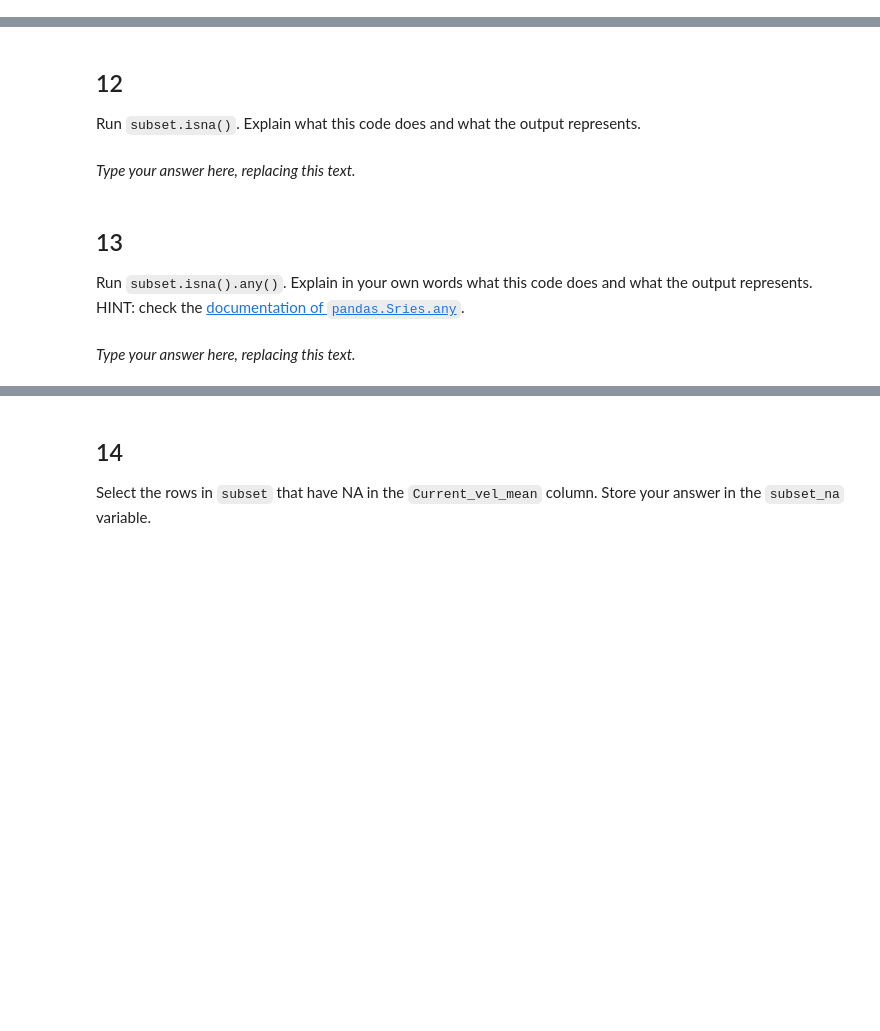
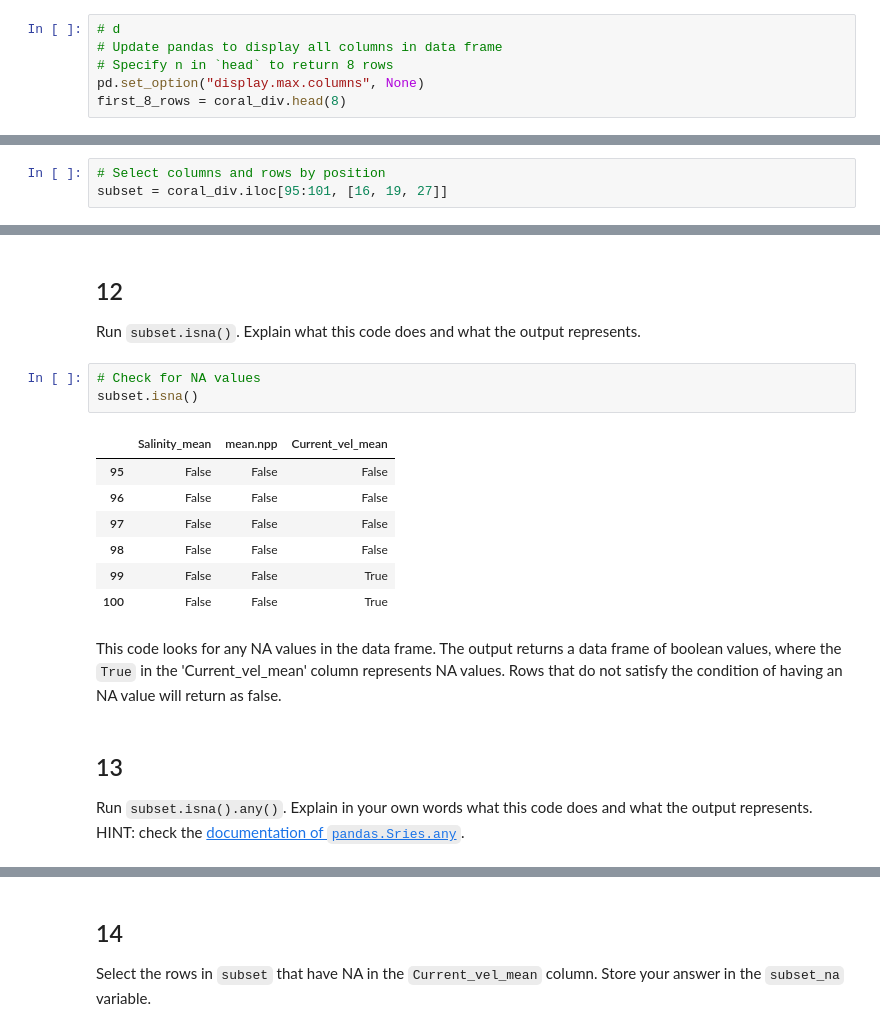
Before and after one commit to mmyiv/eds220-hwk1, a Jupyter notebook: hwk1-task2-corals.ipynb, the cells around one changed output, grey strips where cells are left out. Drawn from its saved outputs; the diff is of its cells as text; blank space fills up the shorter version.

```diff
--- a/hwk1-task2-corals.ipynb
+++ b/hwk1-task2-corals.ipynb
@@ -153,3 +130,9 @@ first_8_rows = coral_div.head(8)
+# %%
+# d
+# Update pandas to display all columns in data frame
+# Specify n in `head` to return 8 rows
+pd.set_option("display.max.columns", None)
+first_8_rows = coral_div.head(8)
 # %%
 # View the dataframe
 first_8_rows
@@ -321,3 +305,6 @@ subset = coral_div.iloc[:, 95:101]
+# %%
+# Select columns and rows by position
+subset = coral_div.iloc[95:101, [16, 19, 27]]
 # %%
 # View the dataframe
 subset
@@ -327,8 +322,19 @@ subset
 ## 12
 
 Run `subset.isna()`. Explain what this code does and what the output represents.
-# %% [markdown]
-_Type your answer here, replacing this text._
+# %%
+# Check for NA values
+subset.isna()
+# %% [output]
+|  | Salinity_mean | mean.npp | Current_vel_mean |
+| 95 | False | False | False |
+| 96 | False | False | False |
+| 97 | False | False | False |
+| 98 | False | False | False |
+| 99 | False | False | True |
+| 100 | False | False | True |
+# %% [markdown]
+This code looks for any NA values in the data frame. The output returns a data frame of boolean values, where the `True` in the 'Current_vel_mean' column represents NA values. Rows that do not satisfy the condition of having an NA value will return as false.
 # %% [markdown]
 <!-- END QUESTION -->
 
@@ -336,5 +342,3 @@ _Type your answer here, replacing this text._
 
 ## 13
 Run `subset.isna().any()`. Explain in your own words what this code does and what the output represents. HINT: check the [documentation of `pandas.Sries.any`](https://pandas.pydata.org/docs/reference/api/pandas.Series.any.html).
-# %% [markdown]
-_Type your answer here, replacing this text._
```
Also changed, not shown: parts of 17 cells of this notebook.
